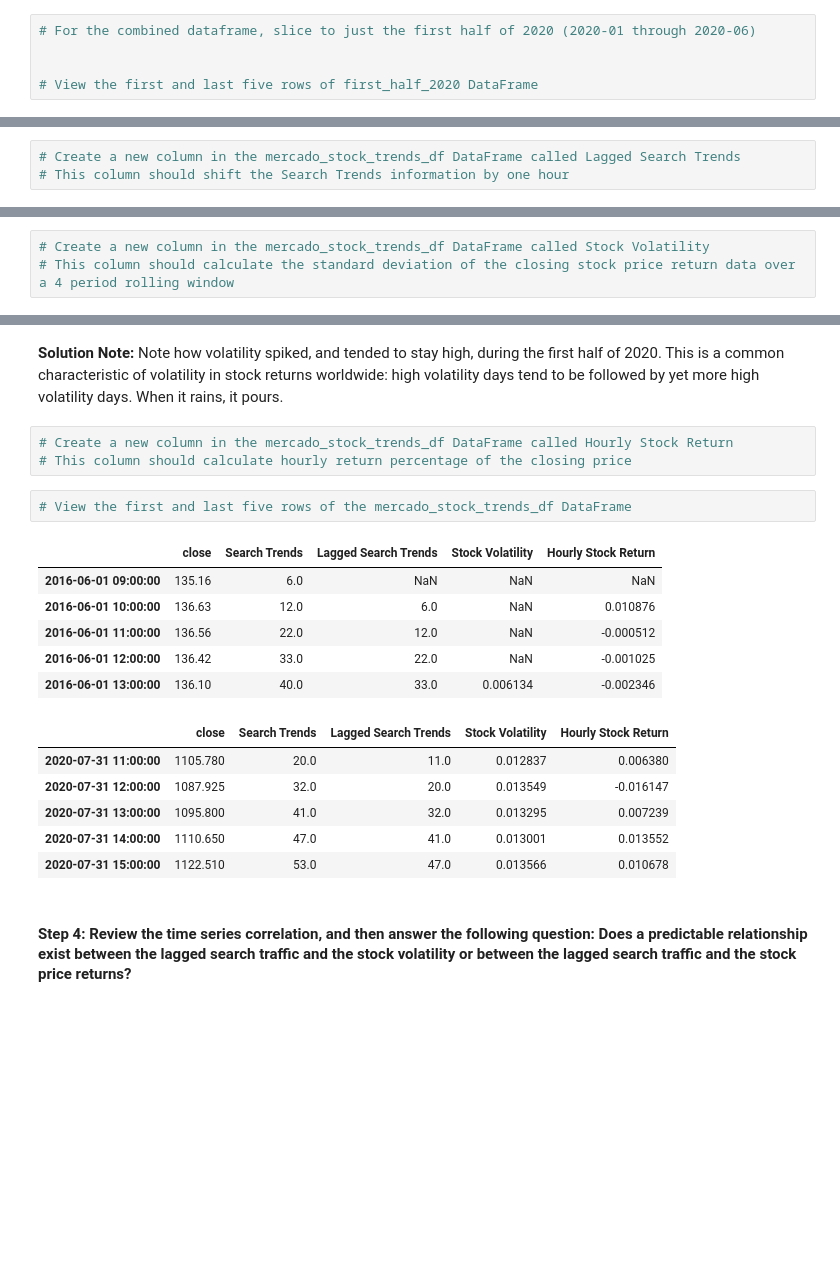
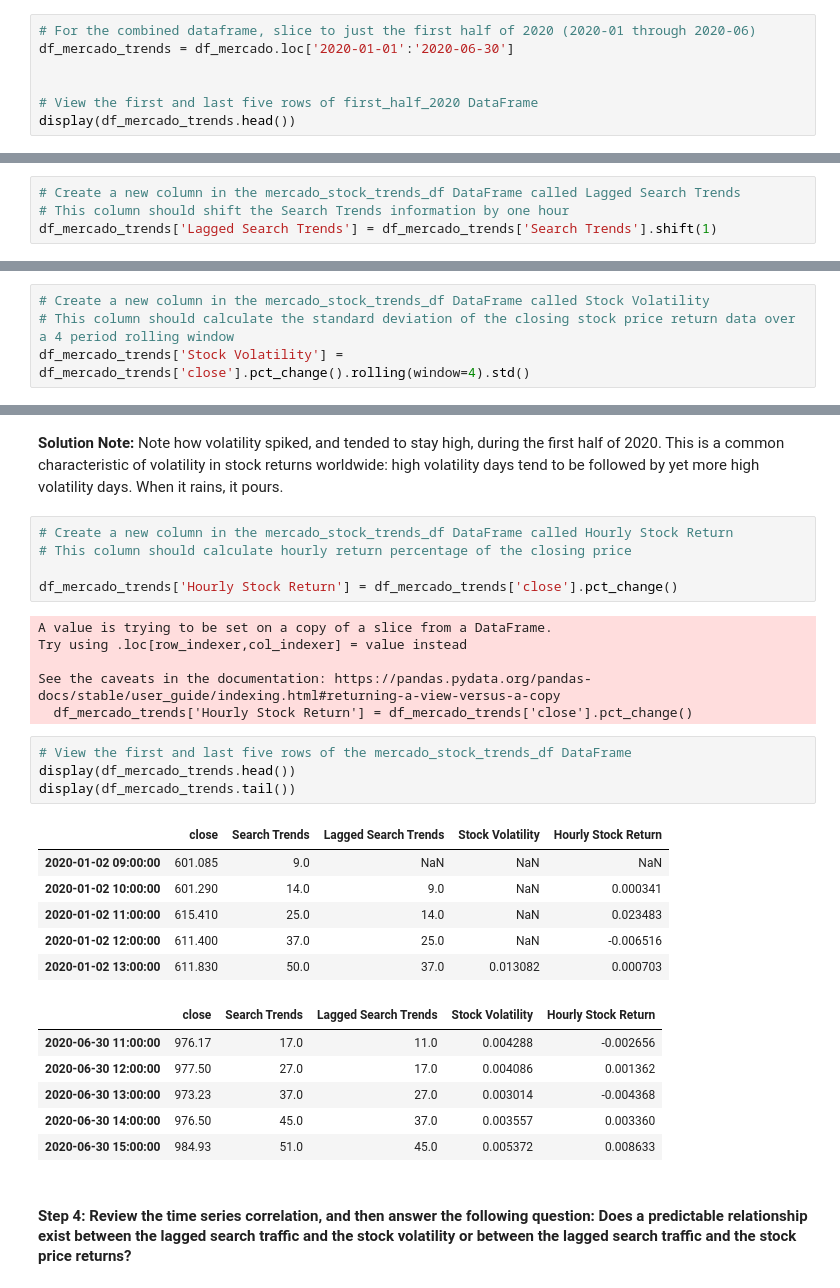
Before and after one commit to AlexLin1234/prophet-challenge, a Jupyter notebook: Starter_Code/forecasting_net_prophet.ipynb, the cells around one changed output, grey strips where cells are left out. Drawn from its saved outputs; the diff is of its cells as text; blank space fills up the shorter version.

```diff
--- a/Starter_Code/forecasting_net_prophet.ipynb
+++ b/Starter_Code/forecasting_net_prophet.ipynb
@@ -282,9 +288,11 @@ display(df_mercado_stock.tail())
 #### Step 2: Market events emerged during the year of 2020 that many companies found difficult. But, after the initial shock to global financial markets, new customers and revenue increased for e-commerce platforms. Slice the data to just the first half of 2020 (`2020-01` to `2020-06` in the DataFrame), and then plot the data. Do both time series indicate a common trend that’s consistent with this narrative?
 # %%
 # For the combined dataframe, slice to just the first half of 2020 (2020-01 through 2020-06)
+df_mercado_trends = df_mercado.loc['2020-01-01':'2020-06-30']
 
 
 # View the first and last five rows of first_half_2020 DataFrame
+display(df_mercado_trends.head())
 # %% [output]
 |  | close | Search Trends |
 | 2020-01-02 09:00:00 | 601.085 | 9.0 |
@@ -320,3 +323,4 @@ array([<Axes: >, <Axes: >], dtype=object)
 # %%
 # Create a new column in the mercado_stock_trends_df DataFrame called Lagged Search Trends
 # This column should shift the Search Trends information by one hour
+df_mercado_trends['Lagged Search Trends'] = df_mercado_trends['Search Trends'].shift(1)
@@ -323,3 +333,4 @@ array([<Axes: >, <Axes: >], dtype=object)
 # %%
 # Create a new column in the mercado_stock_trends_df DataFrame called Stock Volatility
 # This column should calculate the standard deviation of the closing stock price return data over a 4 period rolling window
+df_mercado_trends['Stock Volatility'] = df_mercado_trends['close'].pct_change().rolling(window=4).std()
@@ -333,21 +355,31 @@ array([<Axes: >, <Axes: >], dtype=object)
 # %%
 # Create a new column in the mercado_stock_trends_df DataFrame called Hourly Stock Return
 # This column should calculate hourly return percentage of the closing price
+
+df_mercado_trends['Hourly Stock Return'] = df_mercado_trends['close'].pct_change()
+# %% [output]
+A value is trying to be set on a copy of a slice from a DataFrame.
+Try using .loc[row_indexer,col_indexer] = value instead
+
+See the caveats in the documentation: https://pandas.pydata.org/pandas-docs/stable/user_guide/indexing.html#returning-a-view-versus-a-copy
+  df_mercado_trends['Hourly Stock Return'] = df_mercado_trends['close'].pct_change()
 # %%
 # View the first and last five rows of the mercado_stock_trends_df DataFrame
+display(df_mercado_trends.head())
+display(df_mercado_trends.tail())
 # %% [output]
 |  | close | Search Trends | Lagged Search Trends | Stock Volatility | Hourly Stock Return |
-| 2016-06-01 09:00:00 | 135.16 | 6.0 | NaN | NaN | NaN |
-| 2016-06-01 10:00:00 | 136.63 | 12.0 | 6.0 | NaN | 0.010876 |
-| 2016-06-01 11:00:00 | 136.56 | 22.0 | 12.0 | NaN | -0.000512 |
-| 2016-06-01 12:00:00 | 136.42 | 33.0 | 22.0 | NaN | -0.001025 |
-| 2016-06-01 13:00:00 | 136.10 | 40.0 | 33.0 | 0.006134 | -0.002346 |
+| 2020-01-02 09:00:00 | 601.085 | 9.0 | NaN | NaN | NaN |
+| 2020-01-02 10:00:00 | 601.290 | 14.0 | 9.0 | NaN | 0.000341 |
+| 2020-01-02 11:00:00 | 615.410 | 25.0 | 14.0 | NaN | 0.023483 |
+| 2020-01-02 12:00:00 | 611.400 | 37.0 | 25.0 | NaN | -0.006516 |
+| 2020-01-02 13:00:00 | 611.830 | 50.0 | 37.0 | 0.013082 | 0.000703 |
 |  | close | Search Trends | Lagged Search Trends | Stock Volatility | Hourly Stock Return |
-| 2020-07-31 11:00:00 | 1105.780 | 20.0 | 11.0 | 0.012837 | 0.006380 |
-| 2020-07-31 12:00:00 | 1087.925 | 32.0 | 20.0 | 0.013549 | -0.016147 |
-| 2020-07-31 13:00:00 | 1095.800 | 41.0 | 32.0 | 0.013295 | 0.007239 |
-| 2020-07-31 14:00:00 | 1110.650 | 47.0 | 41.0 | 0.013001 | 0.013552 |
-| 2020-07-31 15:00:00 | 1122.510 | 53.0 | 47.0 | 0.013566 | 0.010678 |
+| 2020-06-30 11:00:00 | 976.17 | 17.0 | 11.0 | 0.004288 | -0.002656 |
+| 2020-06-30 12:00:00 | 977.50 | 27.0 | 17.0 | 0.004086 | 0.001362 |
+| 2020-06-30 13:00:00 | 973.23 | 37.0 | 27.0 | 0.003014 | -0.004368 |
+| 2020-06-30 14:00:00 | 976.50 | 45.0 | 37.0 | 0.003557 | 0.003360 |
+| 2020-06-30 15:00:00 | 984.93 | 51.0 | 45.0 | 0.005372 | 0.008633 |
 # %% [markdown]
 #### Step 4: Review the time series correlation, and then answer the following question: Does a predictable relationship exist between the lagged search traffic and the stock volatility or between the lagged search traffic and the stock price returns?
 # %%
```
Also changed, not shown: parts of 22 cells of this notebook.
